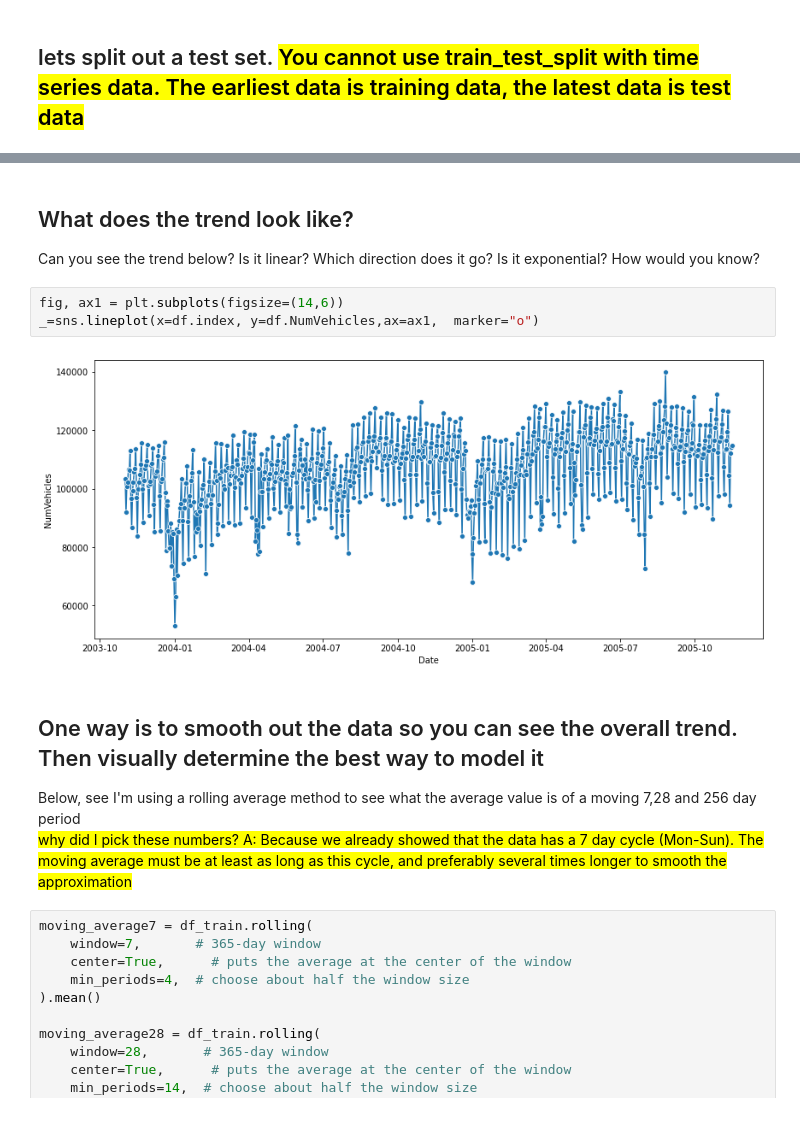
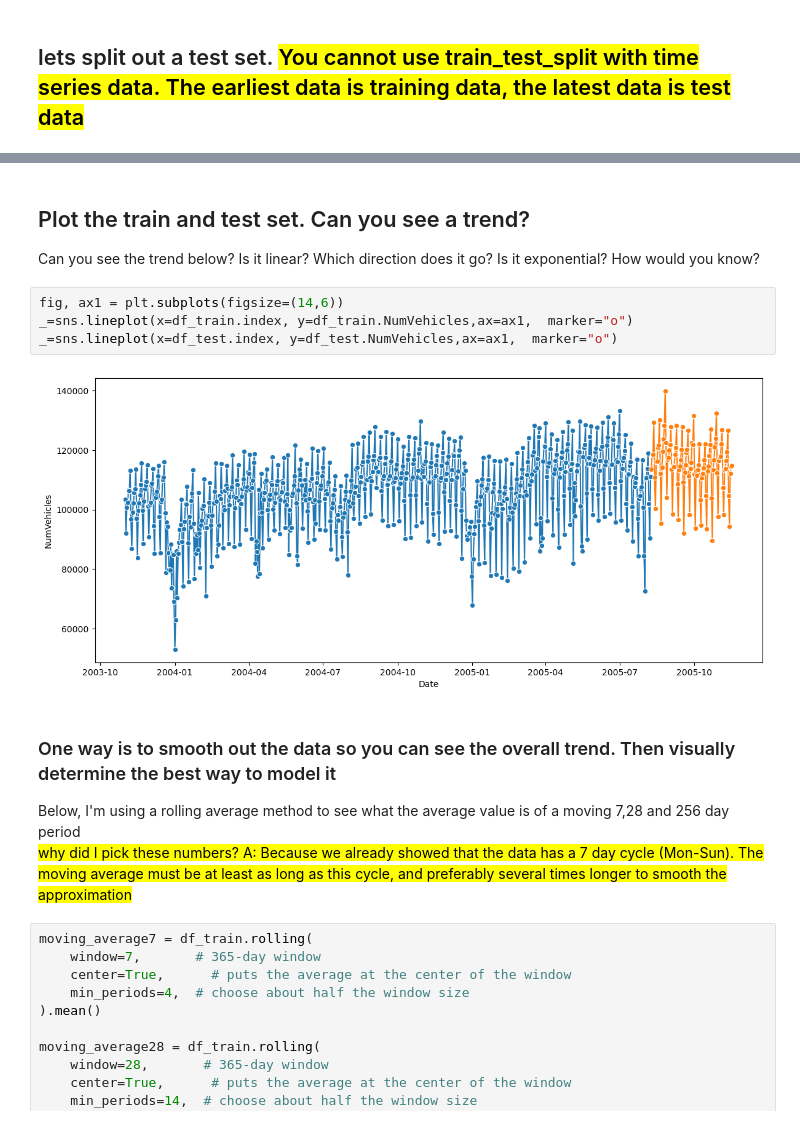
Before and after one commit to CNUClasses/DATA301_CODE, a Jupyter notebook: week_12/12_3_trend_catboost.ipynb, the cells around one changed output, grey strips where cells are left out. Saved outputs shown, nothing was run; the diff lists cells and outputs as text.

```diff
--- a/week_12/12_3_trend_catboost.ipynb
+++ b/week_12/12_3_trend_catboost.ipynb
@@ -41,16 +67,17 @@ df_train, df_test = get_train_test(df)
 (647, 2)
 (100, 2)
 # %% [markdown]
-## What does the trend look like?
+## Plot the train and test set. Can you see a trend?
 Can you see the trend below?  Is it linear?  Which direction does it go?  Is it exponential?  How would you know?
 # %%
 fig, ax1 = plt.subplots(figsize=(14,6))
-_=sns.lineplot(x=df.index, y=df.NumVehicles,ax=ax1,  marker="o")
+_=sns.lineplot(x=df_train.index, y=df_train.NumVehicles,ax=ax1,  marker="o")
+_=sns.lineplot(x=df_test.index, y=df_test.NumVehicles,ax=ax1,  marker="o")
 # %% [output]
-[figure, old version]
+[figure, new version]
 # %% [markdown]
-## One way is to smooth out the data so you can see the overall trend.  Then visually determine the best way to model it
-Below, see I'm using a rolling average method to see what the average value is of a moving 7,28 and 256 day period<br>
+### One way is to smooth out the data so you can see the overall trend.  Then visually determine the best way to model it
+Below, I'm using a rolling average method to see what the average value is of a moving 7,28 and 256 day period<br>
 <mark> why did I pick these numbers? A: Because we already showed that the data has a 7 day cycle (Mon-Sun). The moving average must be at least as long as this cycle, and preferably several times longer to smooth the approximation
 # %%
 moving_average7 = df_train.rolling(
```
Also changed, not shown: parts of 30 cells of this notebook.
